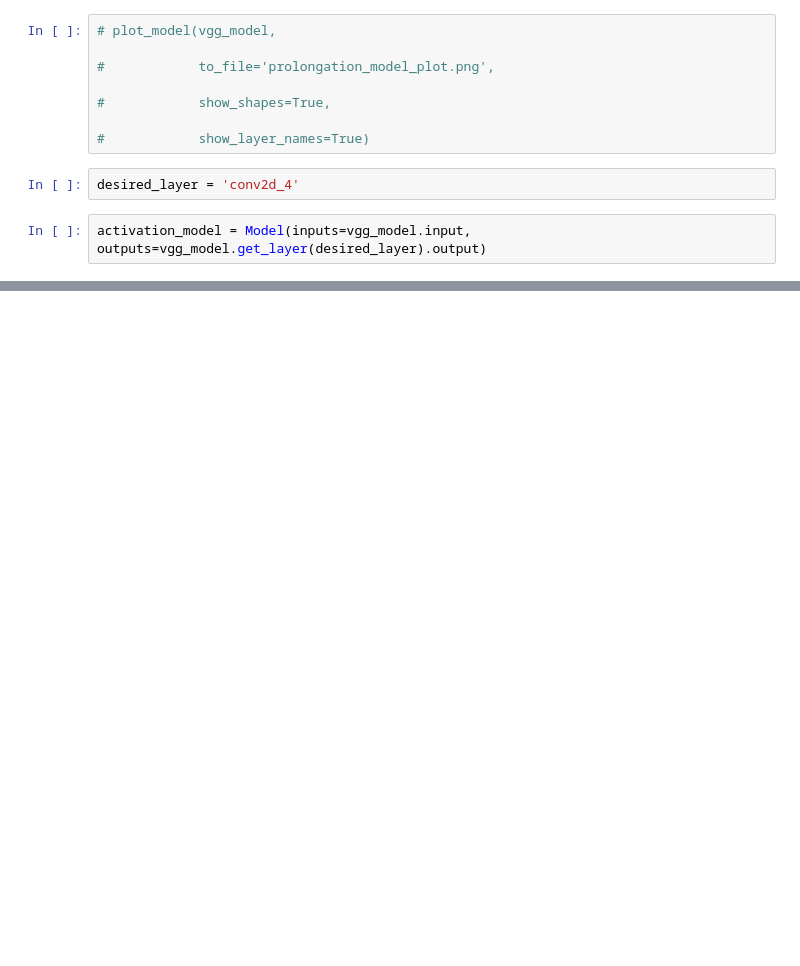
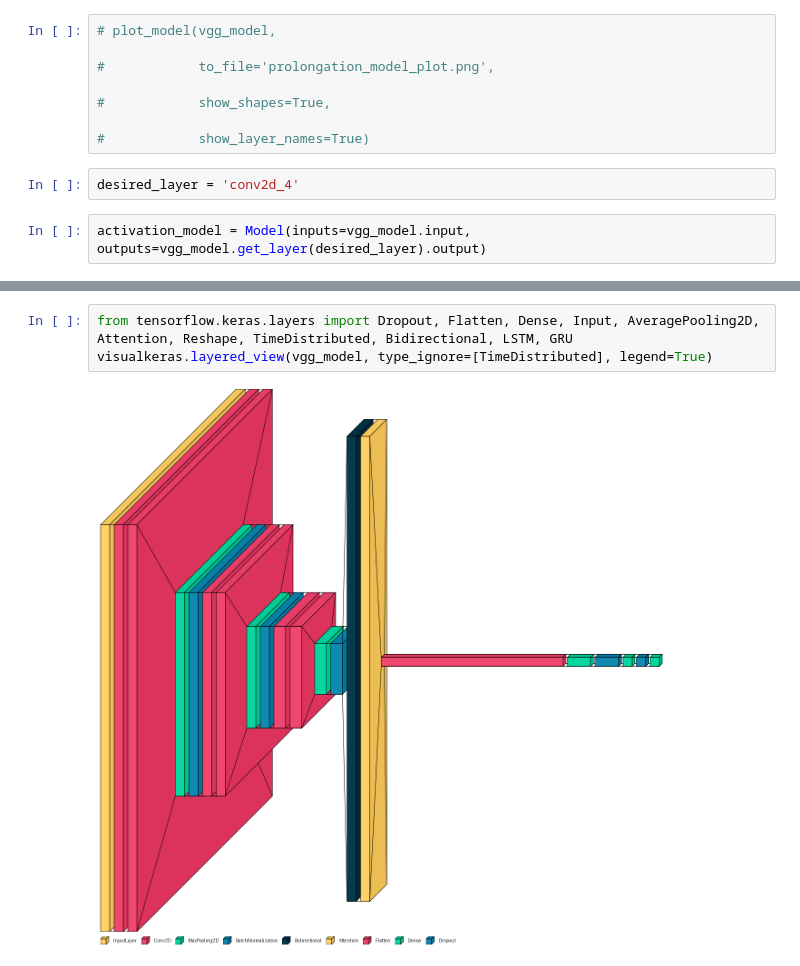
Before and after one commit to justanotherinternetguy/XSpeech, a Jupyter notebook: model/activation_map.ipynb, the cells around one changed output, grey strips where cells are left out. Drawn from its saved outputs; the diff is of its cells as text; blank space fills up the shorter version.

```diff
--- a/model/activation_map.ipynb
+++ b/model/activation_map.ipynb
@@ -61,0 +76,5 @@ Error:
+# %%
+from tensorflow.keras.layers import Dropout, Flatten, Dense, Input, AveragePooling2D, Attention, Reshape, TimeDistributed, Bidirectional, LSTM, GRU
+visualkeras.layered_view(vgg_model, type_ignore=[TimeDistributed], legend=True)
+# %% [output]
+[figure, added]
```
Also changed, not shown: parts of 3 cells of this notebook, 4 other files.
